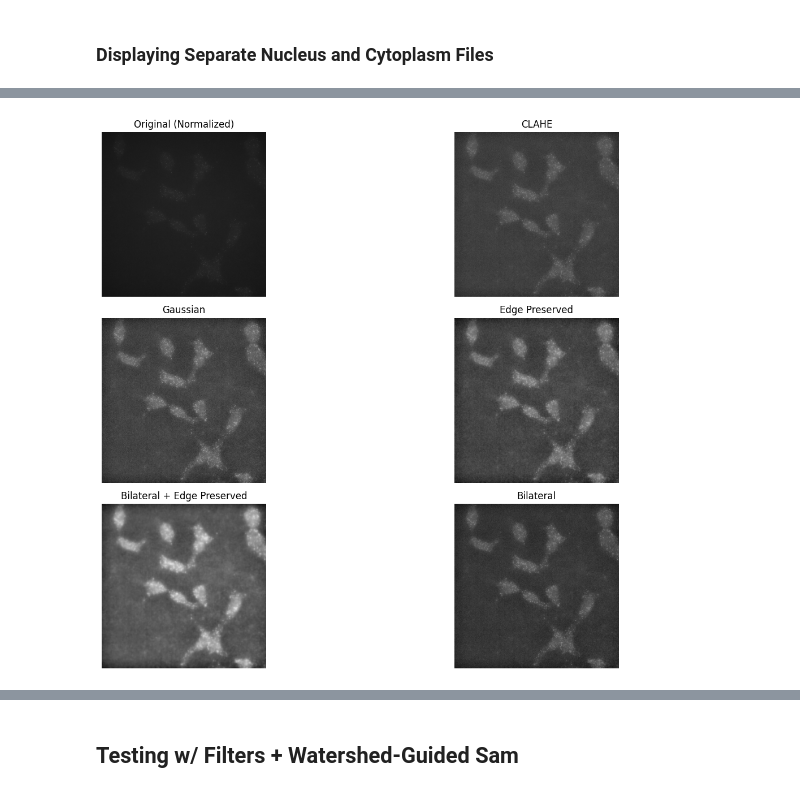
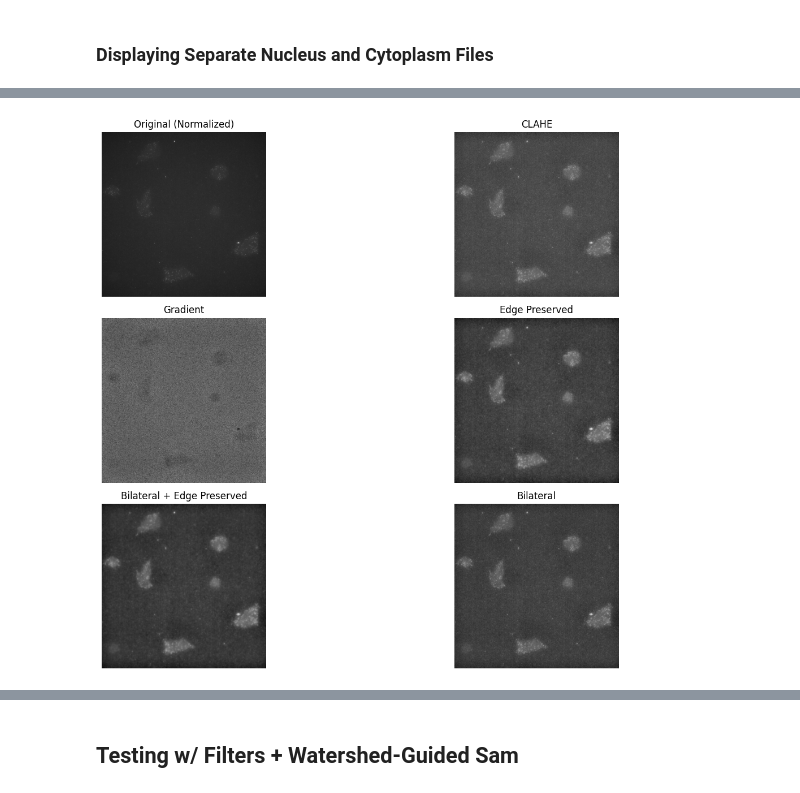
Before and after one commit to UCI-Ding-Lab/FISH-ML, a Jupyter notebook: multi_channel_tryout_488.ipynb, the cells around one changed output, grey strips where cells are left out. Saved outputs shown, nothing was run; the diff lists cells and outputs as text; code cells hidden in the pictures.

```diff
--- a/multi_channel_tryout_488.ipynb
+++ b/multi_channel_tryout_488.ipynb
@@ -246,6 +221,28 @@ from skimage.restoration import (
 # --------------------------------------
 # Helper functions
 # --------------------------------------
+def remove_outliers(img, k=20.0, use_median=False):
+    """
+    Clip values that are more than k std-dev (or MAD units) above center.
+    Args:
+        img: 16-bit numpy array
+        k: threshold (e.g. 3σ)
+        use_median: if True use median+MAD, else mean+std
+    Returns:
+        clipped float32 image in [0,1]
+    """
+    x = img.astype(np.float32)
+
+    mean = np.mean(x)
+    std = np.std(x)
+    thresh = mean + k * std
+
+    # clip outliers
+    x_clipped = np.minimum(x, thresh)
+
+    # normalize after clipping (to 0..1)
+    x_norm = (x_clipped - x_clipped.min()) / (x_clipped.max() - x_clipped.min() + 1e-6)
+    return x_norm
 
 def normalize_to_uint8(img):
     return cv2.normalize(img, None, 0, 255, cv2.NORM_MINMAX).astype(np.uint8)
@@ -253,37 +250,18 @@ def normalize_to_uint8(img):
 def calculate_sigma(img):
     # ----- ESTIMATE SIGMA - Due to clipping in random_noise, the estimate will be a bit smaller than the specified sigma.
     print(f'Estimated Gaussian noise standard deviation = {estimate_sigma(img)}')
-    sig = estimate_sigma(img, channel_axis=-1, average_sigmas=True)
+    sig = estimate_sigma(img, channel_axis=None, average_sigmas=True)
     return sig
+
+def apply_clahe(img, clip_limit=4.0, tile_size=(8,8)):
+    c = cv2.createCLAHE(clipLimit=clip_limit, tileGridSize=tile_size)
+    return c.apply(img)
 
 def laplacian(img, cyt_bilat):
     lap = cv2.Laplacian(img, cv2.CV_64F)
     lap = cv2.convertScaleAbs(lap)
     cyt_blended = cv2.addWeighted(cyt_bilat, 0.8, lap, 0.2, 0)
     return cyt_blended
-
-def brightness(img, target_mean=40):
-    mean_val = np.mean(img)
-
-    # Compute needed offset (positive = brighten, negative = darken)
-    offset = target_mean - mean_val
-
-    # Build a constant image for addition
-    adjustment = np.full(img.shape, offset, dtype=np.uint8) if offset > 0 else np.zeros_like(img)
-
-    # Use cv.add to brighten, cv.subtract to darken
-    if offset > 0:
-        print("Brightness increased")
-        result = cv2.add(img, adjustment)
-    else:
-        print("Brightness remained the same")
-        result = img
-
-    return result
-
-def apply_clahe(img, clip_limit=4.0, tile_size=(8,8)):
-    c = cv2.createCLAHE(clipLimit=clip_limit, tileGridSize=tile_size)
-    return c.apply(img)
 
 def gradient(channel, ksize=5):
     kernel = cv2.getStructuringElement(cv2.MORPH_ELLIPSE, (ksize, ksize))
@@ -297,12 +275,12 @@ def gradient(channel, ksize=5):
 # image_path = pathlib.Path("C:/Users/msgal/Downloads/Ding_Lab/FISH-ML/Composite Images (Multi-Channel)/488_pb5sp4_s1.composite.tif")
 
 # with tifffile.TiffFile(image_path) as tif:
-#     ch = tif.pages[0].asarray() # testing with 488
+#     cyt = tif.pages[0].asarray() # testing with 488
 #     nucleus = tif.pages[1].asarray()
 
 # ----- NON COMPOSITE IMAGES -----
-cyt_path = "C:/Users/msgal/Downloads/Ding_Lab/FISH-ML/data2_an/MAX_AD_29_WA2_w2-488_s002.tif"
-nuc_path = "C:/Users/msgal/Downloads/Ding_Lab/FISH-ML/data2_an/AD_29_WA2_w1-DAPI_s002.tif"
+cyt_path = "C:/Users/msgal/Downloads/Ding_Lab/FISH-ML/data_vadym_singletif_STACKED/MAX_EXP_w488_s0026.tif"
+nuc_path = "C:/Users/msgal/Downloads/Ding_Lab/FISH-ML/data_vadym_singletif_STACKED/MAX_EXP_wDAPI_s0026.tif"
 
 with tifffile.TiffFile(cyt_path) as tif:
     cyt = tif.pages[0].asarray() # testing with 488
@@ -310,19 +288,19 @@ with tifffile.TiffFile(cyt_path) as tif:
 with tifffile.TiffFile(nuc_path) as tif:
     nucleus = tif.pages[0].asarray()
 
-ch = normalize_to_uint8(cyt)
+cyt_removed = remove_outliers(cyt)
+cyt_norm = normalize_to_uint8(cyt_removed)
 
-sigma_est = estimate_sigma(ch, channel_axis=-1, average_sigmas=True)
-brighter = brightness(ch)
-clahe = apply_clahe(ch)
+sigma_est = estimate_sigma(cyt_norm, channel_axis=-1, average_sigmas=True)
+clahe = apply_clahe(cyt_norm)
 grad = gradient(clahe)
-gaussian = cv2.GaussianBlur(clahe, (0,0), 1.0)
+# gaussian = cv2.GaussianBlur(clahe, (0,0), 1.0)
 
-contrast_factor = 1.5  # Greater than 1 for increased contrast
-brightness_offset = 1   # Adjust brightness (optional)
-enhanced = cv2.addWeighted(clahe, contrast_factor, np.zeros(clahe.shape, clahe.dtype), 0, brightness_offset)
+# contrast_factor = 1.5  # Greater than 1 for increased contrast
+# brightness_offset = 1   # Adjust brightness (optional)
+# enhanced = cv2.addWeighted(clahe, contrast_factor, np.zeros(clahe.shape, clahe.dtype), 0, brightness_offset)
 
-sigma_est = estimate_sigma(enhanced, channel_axis=-1, average_sigmas=True)
+sigma_est = estimate_sigma(clahe, channel_axis=-1, average_sigmas=True)
 
 sigma_norm = sigma_est + 3.0
 sigma_weak = (sigma_est - 10.0) if (sigma_est - 10.0) > 0 else 0
@@ -330,14 +308,14 @@ sigma_weak = (sigma_est - 10.0) if (sigma_est - 10.0) > 0 else 0
 bilat1 = cv2.bilateralFilter(clahe, d=9, sigmaColor=sigma_norm, sigmaSpace=15, borderType=cv2.BORDER_REFLECT_101)
 edge_preserved = cv2.edgePreservingFilter(clahe, flags=1, sigma_s=sigma_norm, sigma_r=0.4)
 bilat_edge = cv2.edgePreservingFilter(bilat1, flags=1, sigma_s=sigma_weak, sigma_r=0.4)
-blended = laplacian(ch, bilat1)
+blended = laplacian(cyt_norm, bilat1)
 
 # --------------------------------------
 # Visualization
 # --------------------------------------
 fig, ax = plt.subplots(nrows=3, ncols=2, figsize=(16, 10), sharex=True, sharey=True)
 
-ax[0, 0].imshow(ch, cmap='gray')
+ax[0, 0].imshow(cyt_norm, cmap='gray')
 ax[0, 0].set_title("Original (Normalized)")
 ax[0, 0].axis('off')
 
@@ -346,8 +324,8 @@ ax[0, 1].set_title("CLAHE")
 ax[0, 1].axis('off')
 
 
-ax[1, 0].imshow(gaussian, cmap='gray')
-ax[1, 0].set_title("Gaussian")
+ax[1, 0].imshow(grad, cmap='gray')
+ax[1, 0].set_title("Gradient")
 ax[1, 0].axis('off')
 
 ax[1, 1].imshow(edge_preserved, cmap='gray')
@@ -377 +352 @@ Estimated Gaussian noise standard deviation = 37.712713454753484
-[figure, old version]
+[figure, new version]
```
Also changed, not shown: parts of 10 cells of this notebook.
